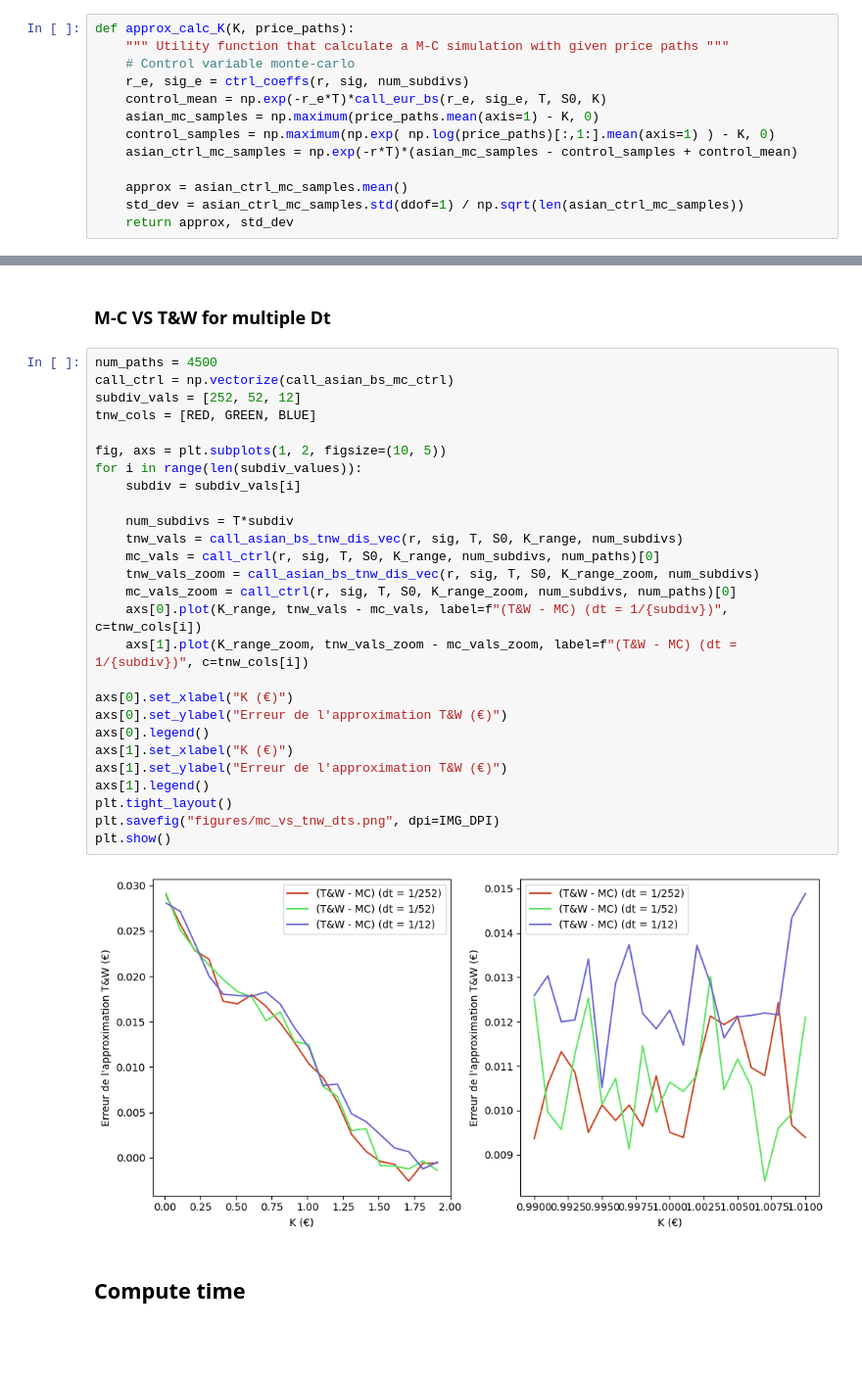
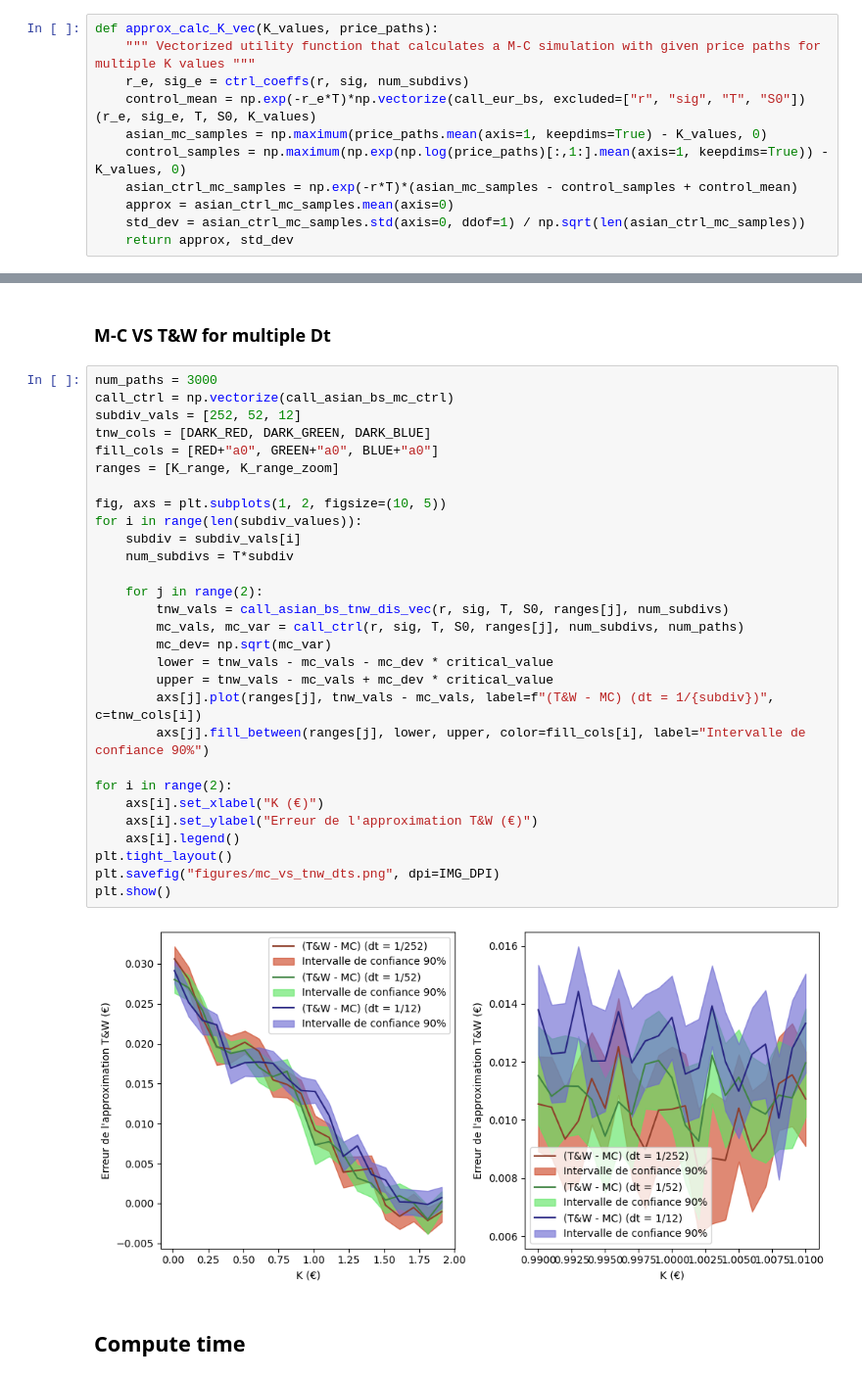
Before and after one commit to Sh3xe/asian-option-pricing, a Jupyter notebook: pricing.ipynb, the cells around one changed output, grey strips where cells are left out. Shown: that part at 98% size. Cells and saved outputs as stored; diff of their text form; blank space fills up the shorter version.

```diff
--- a/pricing.ipynb
+++ b/pricing.ipynb
@@ -217,16 +217,14 @@ plt.show()
 # %% [markdown]
 ### Ploting against K
 # %%
-def approx_calc_K(K, price_paths):
-    """ Utility function that calculate a M-C simulation with given price paths """
-    # Control variable monte-carlo
+def approx_calc_K_vec(K_values, price_paths):
+    """ Vectorized utility function that calculates a M-C simulation with given price paths for multiple K values """
     r_e, sig_e = ctrl_coeffs(r, sig, num_subdivs)
-    control_mean = np.exp(-r_e*T)*call_eur_bs(r_e, sig_e, T, S0, K)
-    asian_mc_samples = np.maximum(price_paths.mean(axis=1) - K, 0)
-    control_samples = np.maximum(np.exp( np.log(price_paths)[:,1:].mean(axis=1) ) - K, 0)
+    control_mean = np.exp(-r_e*T)*np.vectorize(call_eur_bs, excluded=["r", "sig", "T", "S0"])(r_e, sig_e, T, S0, K_values)
+    asian_mc_samples = np.maximum(price_paths.mean(axis=1, keepdims=True) - K_values, 0)
+    control_samples = np.maximum(np.exp(np.log(price_paths)[:,1:].mean(axis=1, keepdims=True)) - K_values, 0)
     asian_ctrl_mc_samples = np.exp(-r*T)*(asian_mc_samples - control_samples + control_mean)
-
-    approx = asian_ctrl_mc_samples.mean()
-    std_dev = asian_ctrl_mc_samples.std(ddof=1) / np.sqrt(len(asian_ctrl_mc_samples))
+    approx = asian_ctrl_mc_samples.mean(axis=0)
+    std_dev = asian_ctrl_mc_samples.std(axis=0, ddof=1) / np.sqrt(len(asian_ctrl_mc_samples))
     return approx, std_dev
 # %%
@@ -363,34 +354,36 @@ plt.show()
 # %% [markdown]
 ### M-C VS T&W for multiple Dt
 # %%
-num_paths = 4500
+num_paths = 3000
 call_ctrl = np.vectorize(call_asian_bs_mc_ctrl)
 subdiv_vals = [252, 52, 12]
-tnw_cols = [RED, GREEN, BLUE]
+tnw_cols = [DARK_RED, DARK_GREEN, DARK_BLUE]
+fill_cols = [RED+"a0", GREEN+"a0", BLUE+"a0"]
+ranges = [K_range, K_range_zoom]
 
 fig, axs = plt.subplots(1, 2, figsize=(10, 5))
 for i in range(len(subdiv_values)):
     subdiv = subdiv_vals[i]
+    num_subdivs = T*subdiv
 
-    num_subdivs = T*subdiv
-    tnw_vals = call_asian_bs_tnw_dis_vec(r, sig, T, S0, K_range, num_subdivs)
-    mc_vals = call_ctrl(r, sig, T, S0, K_range, num_subdivs, num_paths)[0]
-    tnw_vals_zoom = call_asian_bs_tnw_dis_vec(r, sig, T, S0, K_range_zoom, num_subdivs)
-    mc_vals_zoom = call_ctrl(r, sig, T, S0, K_range_zoom, num_subdivs, num_paths)[0]
-    axs[0].plot(K_range, tnw_vals - mc_vals, label=f"(T&W - MC) (dt = 1/{subdiv})", c=tnw_cols[i])
-    axs[1].plot(K_range_zoom, tnw_vals_zoom - mc_vals_zoom, label=f"(T&W - MC) (dt = 1/{subdiv})", c=tnw_cols[i])
+    for j in range(2):
+        tnw_vals = call_asian_bs_tnw_dis_vec(r, sig, T, S0, ranges[j], num_subdivs)
+        mc_vals, mc_var = call_ctrl(r, sig, T, S0, ranges[j], num_subdivs, num_paths)
+        mc_dev= np.sqrt(mc_var)
+        lower = tnw_vals - mc_vals - mc_dev * critical_value
+        upper = tnw_vals - mc_vals + mc_dev * critical_value
+        axs[j].plot(ranges[j], tnw_vals - mc_vals, label=f"(T&W - MC) (dt = 1/{subdiv})", c=tnw_cols[i])
+        axs[j].fill_between(ranges[j], lower, upper, color=fill_cols[i], label="Intervalle de confiance 90%")
 
-axs[0].set_xlabel("K (€)")
-axs[0].set_ylabel("Erreur de l'approximation T&W (€)")
-axs[0].legend()
-axs[1].set_xlabel("K (€)")
-axs[1].set_ylabel("Erreur de l'approximation T&W (€)")
-axs[1].legend()
+for i in range(2):
+    axs[i].set_xlabel("K (€)")
+    axs[i].set_ylabel("Erreur de l'approximation T&W (€)")
+    axs[i].legend()
 plt.tight_layout()
 plt.savefig("figures/mc_vs_tnw_dts.png", dpi=IMG_DPI)
 plt.show()
 # %% [output]
-[figure, old version]
+[figure, new version]
 # %% [markdown]
 ## Compute time
 # %%
```
Also changed, not shown: parts of 7 cells of this notebook, 9 other files.
